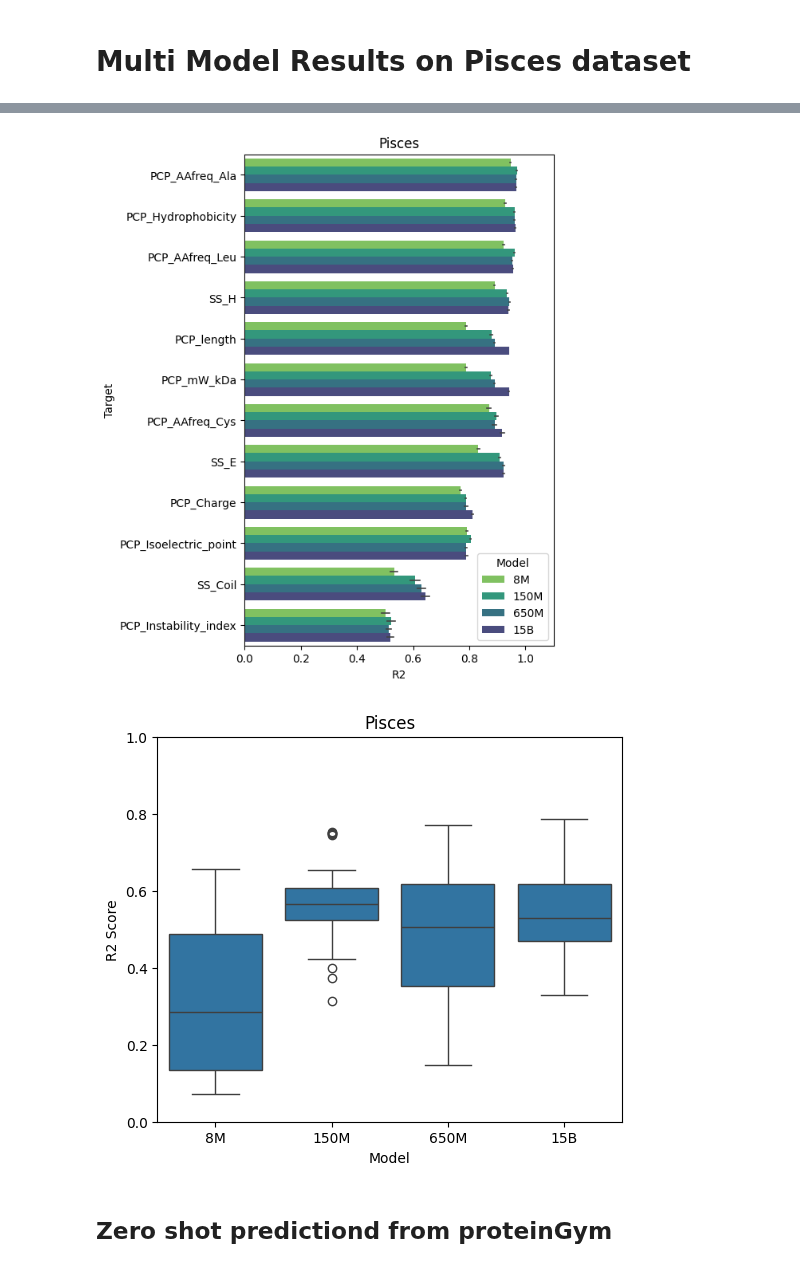
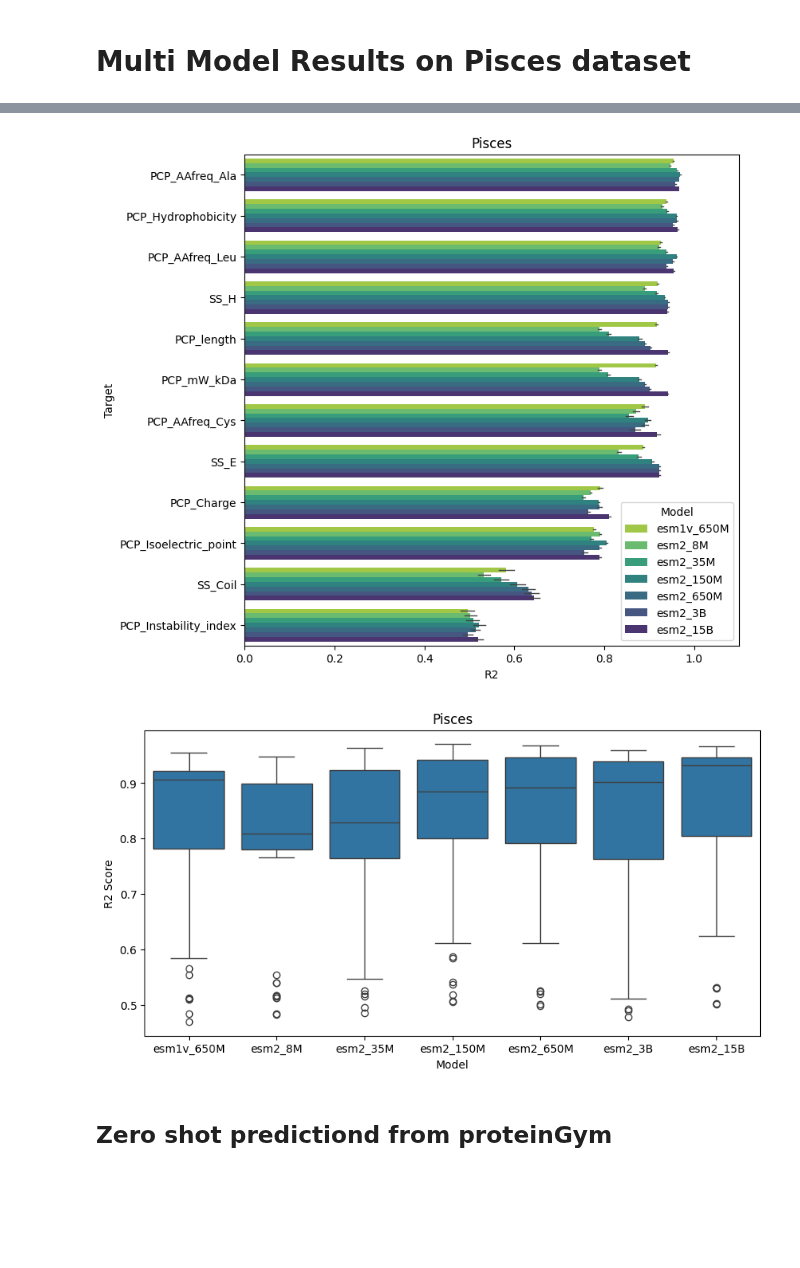
Before and after one commit to ziul-bio/SWAT, a Jupyter notebook: plot_results.ipynb, the cells around one changed output, grey strips where cells are left out. Saved outputs shown, nothing was run; the diff lists cells and outputs as text; code cells hidden in the pictures; blank space fills up the shorter version.

```diff
--- a/plot_results.ipynb
+++ b/plot_results.ipynb
@@ -240,13 +285,16 @@ plt.show()
 # %%
+import re
+
 df = pd.DataFrame()
-for file in os.listdir('results/lassoCV_PISCES/'):
-    if file.endswith('.csv'):
-        target = file.split('_esm2_')[0]
-        model = file.split('_esm2_')[1].split('_')[0]
-        data = pd.read_csv(f'results/lassoCV_pisces/{file}', index_col=0)
-        data['Model'] = model
-        data['Dataset'] = target
-        df = pd.concat([df, data])
+models = ['esm1v_650M', 'esm2_8M', 'esm2_35M', 'esm2_150M', 'esm2_650M', 'esm2_3B', 'esm2_15B']
+for model in models:
+    for file in os.listdir(f'results/lassoCV_PISCES/{model}'):
+        if file.endswith('.csv'):
+            target = re.split(r'_esm.*_', file)[0]
+            data = pd.read_csv(f'results/lassoCV_PISCES/{model}/{file}', index_col=0)
+            data['Model'] = model
+            data['Dataset'] = target
+            df = pd.concat([df, data])
 
 df= df[cols_order].copy()
 df
@@ -269,31 +317,31 @@ df
 # %%
 # Datasets order
 mean_scores = df.groupby('Dataset')['R2_score_test'].max().sort_values(ascending=False)
 sorted_datasets = mean_scores.index
-
+model_order = ['esm1v_650M', 'esm2_8M', 'esm2_35M', 'esm2_150M', 'esm2_650M', 'esm2_3B', 'esm2_15B']
 # plot
-plt.figure(figsize=(5, 8))
+plt.figure(figsize=(8, 8))
 plt.title('Pisces')
 sns.barplot(
     data=df, x='R2_score_test', y='Dataset', hue='Model', order=sorted_datasets,
-    hue_order=[ '8M', '150M', '650M', '15B'], palette='viridis_r', err_kws={'linewidth': 1.2})
+    hue_order=model_order, palette='viridis_r', err_kws={'linewidth': 1})
 plt.xlabel('R2')
 plt.xlim(0, 1.1)
 plt.ylabel('Target')
 
-plt.savefig('results/summary_results/summary_lassoCV_multi_model_pisces.png', dpi=600, bbox_inches='tight')
+#plt.savefig('results/summary_results/summary_lassoCV_multi_model_pisces.png', dpi=600, bbox_inches='tight')
 plt.show()
 # %% [output]
-[figure, old version]
+[figure, new version]
 # %%
-plt.figure(figsize=(6, 5))
+plt.figure(figsize=(10, 5))
 plt.title('Pisces')
-sns.boxplot(data=df, x='Model', y='R2_score_test', order=[ '8M', '150M', '650M', '15B'])
+sns.boxplot(data=df, x='Model', y='R2_score_test', order=model_order)
 plt.ylabel('R2 Score')
-plt.ylim(0, 1)
+#plt.ylim(0, 1)
 plt.show()
 # %% [output]
-[figure, old version]
+[figure, new version]
 # %% [markdown]
 ## Zero shot predictiond from proteinGym
 # %%
```
Also changed, not shown: parts of 10 cells of this notebook.
